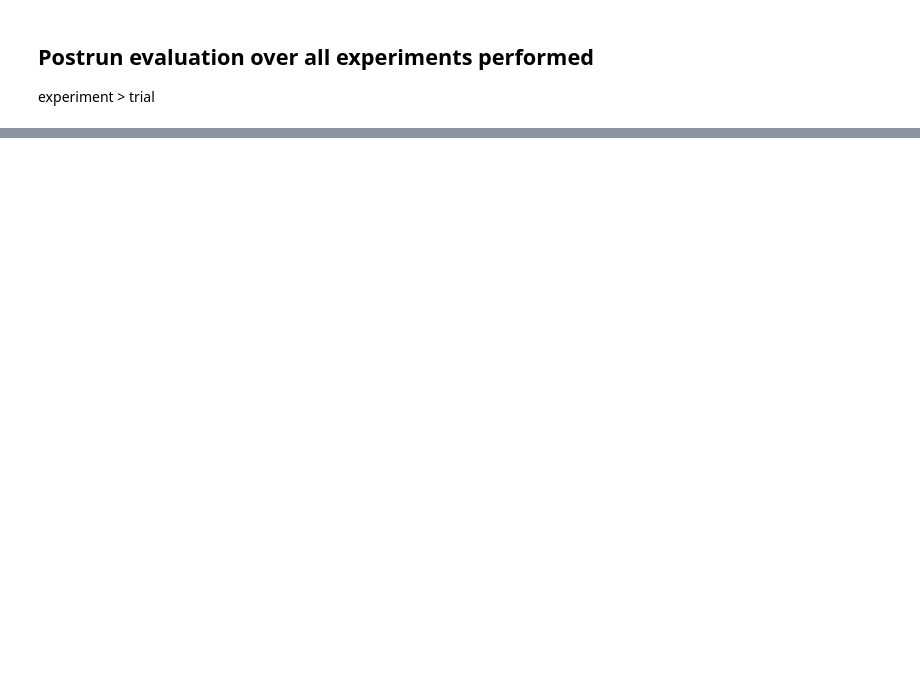
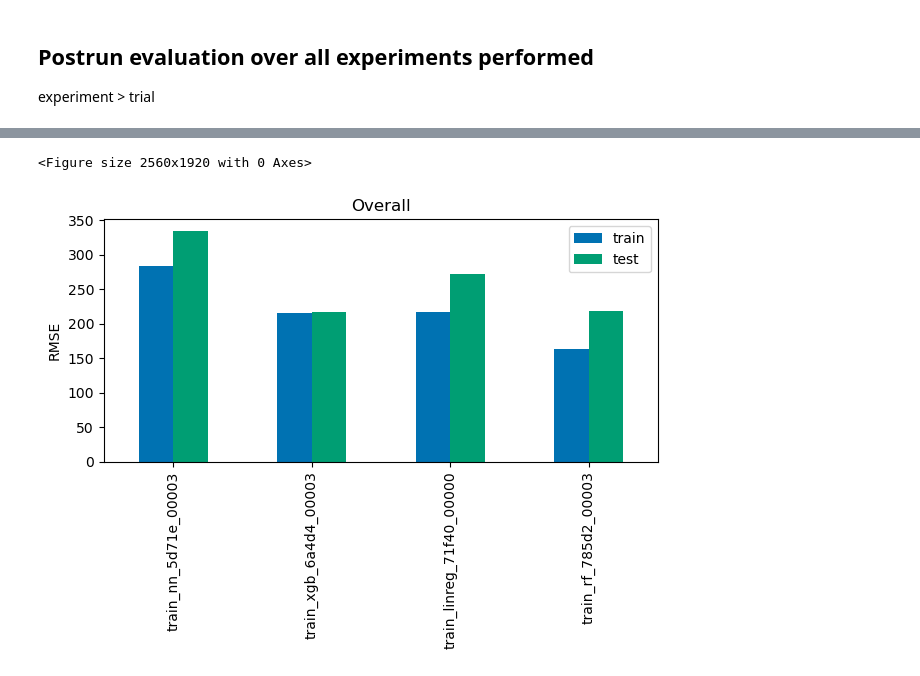
Before and after one commit to adamovanja/ritme, a Jupyter notebook: experiments/try_tune.ipynb, the cells around one changed output, grey strips where cells are left out. Saved outputs shown, nothing was run; the diff lists cells and outputs as text; code cells hidden in the pictures; blank space fills up the shorter version.

Commit message:
ADD: compare trials and FIX: last model instead of all

```diff
--- a/experiments/try_tune.ipynb
+++ b/experiments/try_tune.ipynb
@@ -135,9 +150,15 @@ def get_all_exp_analyses(experiment_dir):
+# %%
+path_overall_comparison = os.path.join("best_models", "compare_all")
 # %%
-# read all ExperimentAnalysis objects from this directory
+# find best trial over all experiments for each model type
 best_trials_overall = {}
 for model in ls_model_types:
-    experiment_dir = f"best_models/{experiment_tag}/{model}"
+    # read all ExperimentAnalysis objects from this directory
+    experiment_dir = f"best_models/*/{model}"
     analyses_ls = get_all_exp_analyses(experiment_dir)
 
     # identify best trial from all analyses of this model type
     best_trials_overall[model] = best_trial_name(analyses_ls, "rmse_val", mode="min")
+
+compare_trials(best_trials_overall, path_overall_comparison)
+# %% [output]
@@ -143,0 +173,2 @@ for model in ls_model_types:
+<Figure size 2560x1920 with 0 Axes>
+[figure, added]
```
Also changed, not shown: parts of 13 cells of this notebook, 2 other files.
